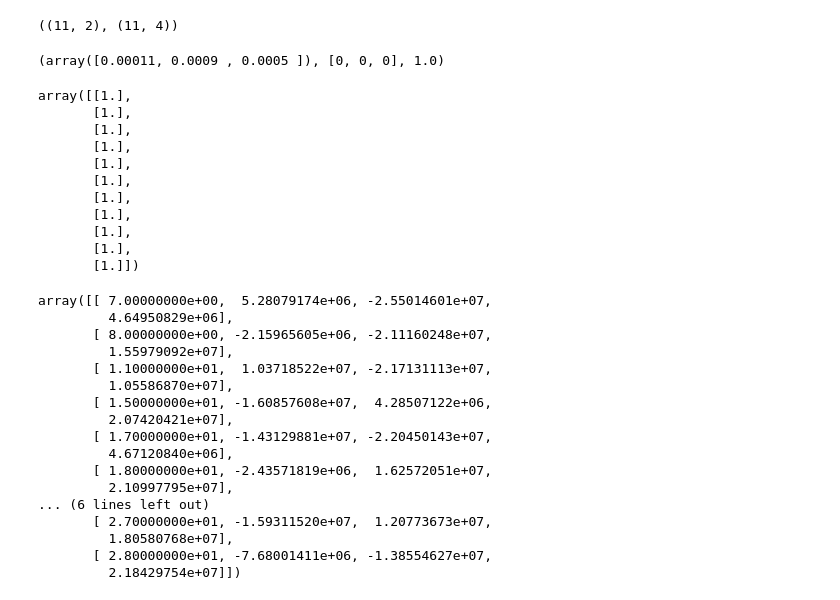
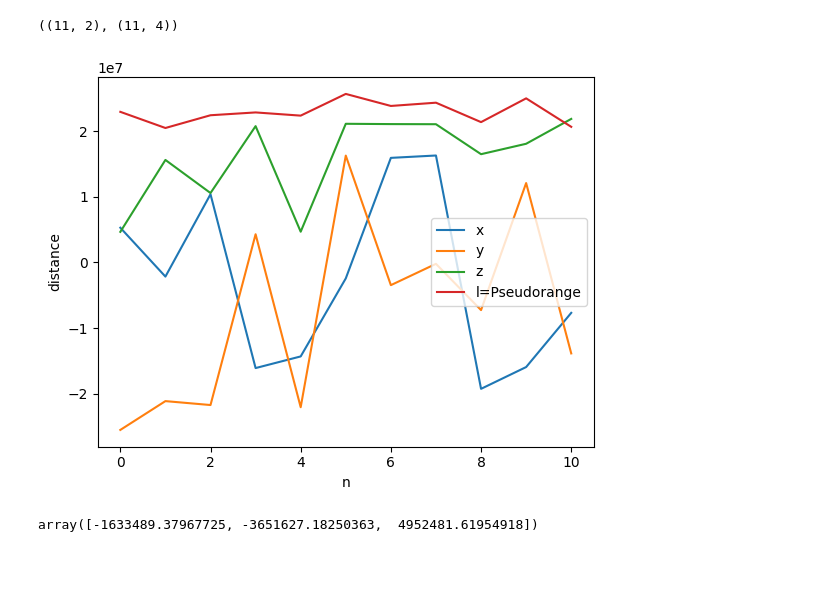
Before and after one commit to eunice-nwaobi/ENGG680_LAB_ASSIGNMENTS, a Jupyter notebook: Lab_Assignment2/Assignment2.ipynb, the cells around one changed output. Drawn from its saved outputs; the diff is of its cells as text; code cells hidden in the pictures; blank space fills up the shorter version.

```diff
--- a/Lab_Assignment2/Assignment2.ipynb
+++ b/Lab_Assignment2/Assignment2.ipynb
@@ -480,48 +421,26 @@ def design_matrix(r_pos, s_pos, rho):
   return A
-# %%
-delta2 = np.array([0.00011, 0.0009, 0.0005])
-delta2, list(delta2.astype(int)), np.mean(delta2 < 0.001)
-# %% [output]
-(array([0.00011, 0.0009 , 0.0005 ]), [0, 0, 0], 1.0)
-# %%
-# receiver_pos = np.tile(GroundTruth, (n,1))
-
-# satellite_pos = sat_pos[:, 1:]
-# rho = euclidean_norm(receiver_pos, satellite_pos)#..
-# rho
-design_matrix(receiver_pos, satellite_pos, rho)
-# %% [output]
-array([[1.],
-       [1.],
-       [1.],
-       [1.],
-       [1.],
-       [1.],
-       [1.],
-       [1.],
-       [1.],
-       [1.],
-       [1.]])
-# %%
-sat_pos
-# %% [output]
-array([[ 7.00000000e+00,  5.28079174e+06, -2.55014601e+07,
-         4.64950829e+06],
-       [ 8.00000000e+00, -2.15965605e+06, -2.11160248e+07,
-         1.55979092e+07],
-       [ 1.10000000e+01,  1.03718522e+07, -2.17131113e+07,
-         1.05586870e+07],
-       [ 1.50000000e+01, -1.60857608e+07,  4.28507122e+06,
-         2.07420421e+07],
-       [ 1.70000000e+01, -1.43129881e+07, -2.20450143e+07,
-         4.67120840e+06],
-       [ 1.80000000e+01, -2.43571819e+06,  1.62572051e+07,
-         2.10997795e+07],
-... (6 lines left out)
-       [ 2.70000000e+01, -1.59311520e+07,  1.20773673e+07,
-         1.80580768e+07],
-       [ 2.80000000e+01, -7.68001411e+06, -1.38554627e+07,
-         2.18429754e+07]])
+# %%
+receiver_pos = np.tile(GroundTruth, (n,1))
+satellite_pos = sat_pos[:, 1:]
+l = pseudorange[:, 1:]
+# initially we made a sensible guess by plotting
+plt.plot(satellite_pos[:, 0], label="x")
+plt.plot(satellite_pos[:, 1], label="y")
+plt.plot(satellite_pos[:, 2], label="z")
+plt.plot(l, label="l=Pseudorange")
+plt.xlabel("n")
+plt.ylabel("distance")
+plt.legend()
+
+#our guess according to the method in class
+x_0 = np.array([1, -900000.20, -1000000.07, 4000000.90]).reshape(-1, 1)
+x_hat = x_0
+# %% [output]
+[figure, added]
+# %%
+GroundTruth
+# %% [output]
+array([-1633489.37967725, -3651627.18250363,  4952481.61954918])
 # %%
 # step 9
 # start the iteration for the LSE (11 marks in total)
```
Also changed, not shown: parts of 22 cells of this notebook.
